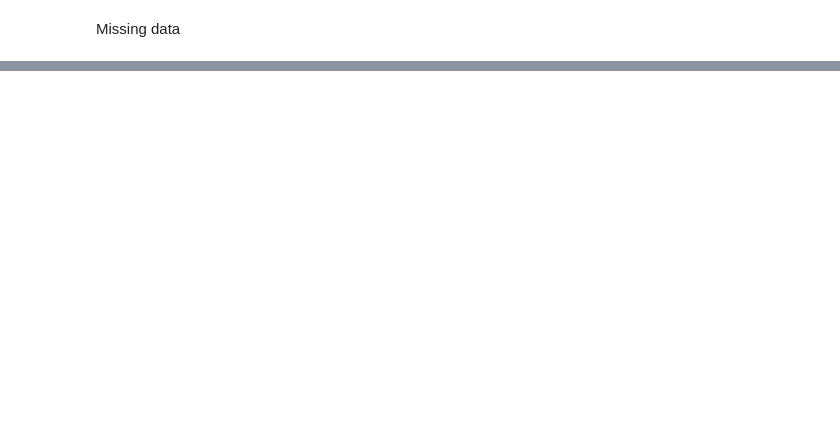
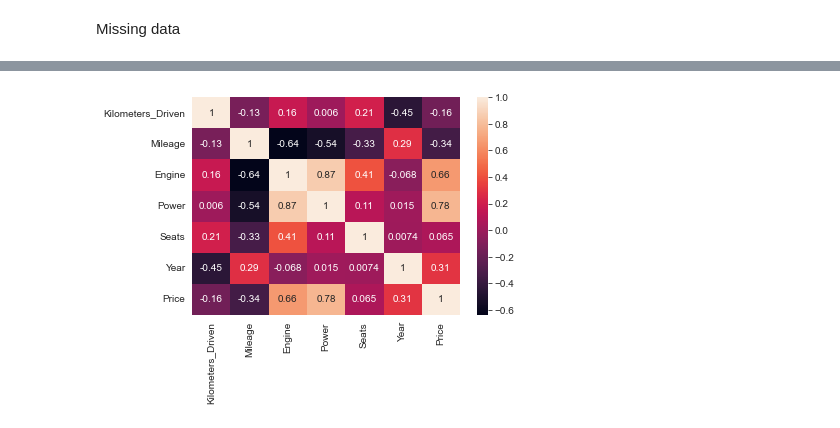
Before and after one commit to YagyeshJindal/jecrc_cs_sep22, a Jupyter notebook: day12/day25_used_car_price_prediction.ipynb, the cells around one changed output, grey strips where cells are left out. Saved outputs shown, nothing was run; the diff lists cells and outputs as text; code cells hidden in the pictures; blank space fills up the shorter version.

```diff
--- a/day12/day25_used_car_price_prediction.ipynb
+++ b/day12/day25_used_car_price_prediction.ipynb
@@ -236,0 +146,4 @@ Name: Name, dtype: int64
+# %%
+# The only method has to be used here REMOVE ALL THE MISSING ENTRIES
+cars = df.dropna()
+cars.shape
@@ -236,0 +152,6 @@ Name: Name, dtype: int64
+# %%
+cars['Mileage'] = cars['Mileage'].str.split().str.get(0).astype(float)
+# cars['Mileage'].apply(lambda x: eval(x.split()[0]))
+
+cars['Power'] = cars['Power'].str.split().str.get(0).astype(float)
+cars['Engine'] = cars['Engine'].str.split().str.get(0).astype(float)
@@ -236,0 +198,3 @@ Name: Name, dtype: int64
+# %%
+# Putting Arbitrary Condition to remove some extreme outliers (not sure if it helps)
+cars = cars[cars['Price']<=100]
@@ -236,0 +216,3 @@ Name: Name, dtype: int64
+# %%
+# Removing one extreme outlier
+cars = cars[cars['Kilometers_Driven'] < cars['Kilometers_Driven'].max()]
@@ -236,0 +303,5 @@ Name: Name, dtype: int64
+# %%
+sns.heatmap(cars[num_cols + [target_col]].corr(),annot=True)
+plt.show()
+# %% [output]
+[figure, added]
```
Also changed, not shown: parts of 32 cells of this notebook.
